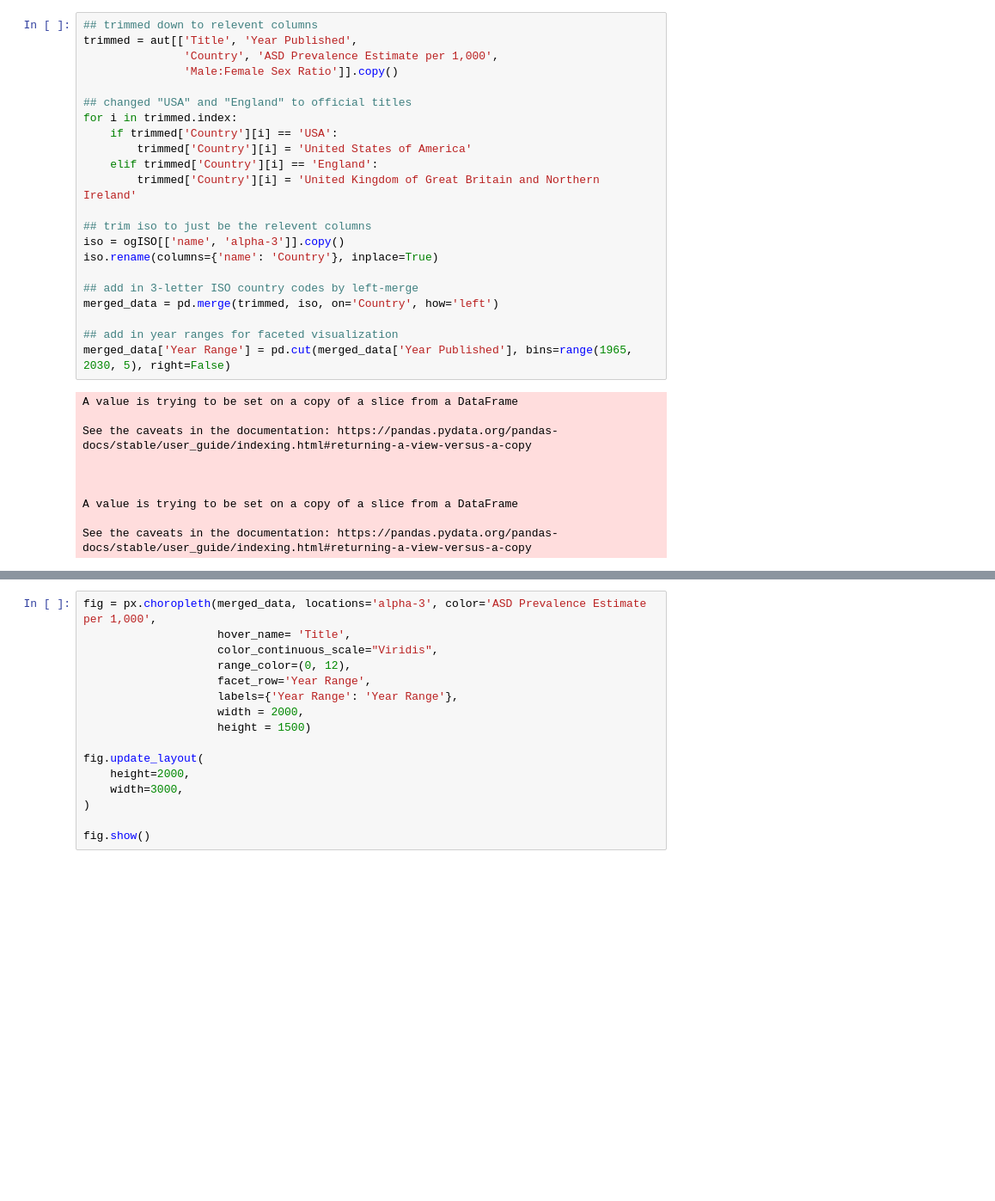
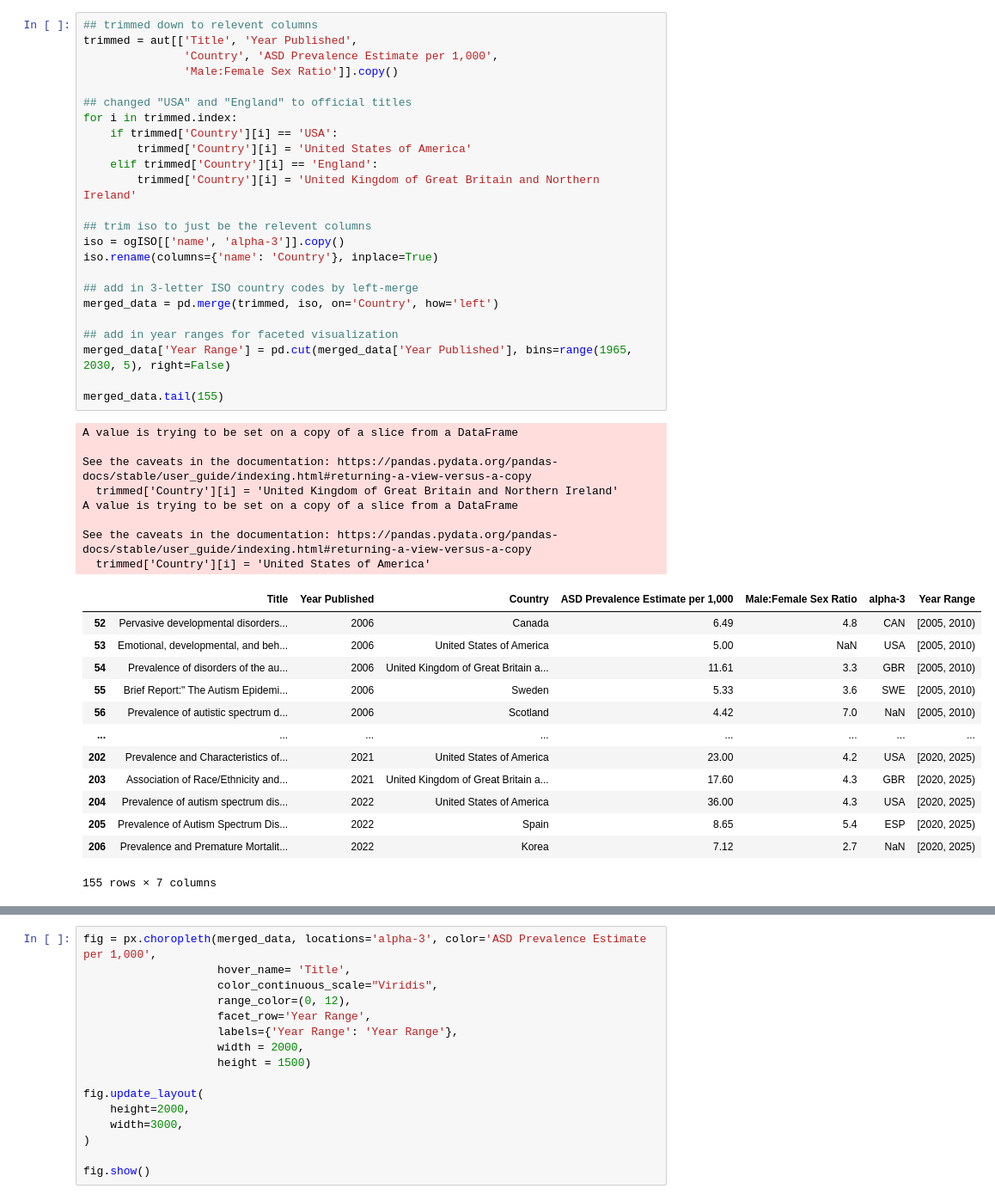
Before and after one commit to h-oyce/CSC334-Final, a Jupyter notebook: Final.ipynb, the cells around one changed output, grey strips where cells are left out. Shown: that part at 86% size. Saved outputs shown, nothing was run; the diff lists cells and outputs as text; blank space fills up the shorter version.

```diff
--- a/Final.ipynb
+++ b/Final.ipynb
@@ -21,35 +13,49 @@ aut.tail()
 # %%
 ## trimmed down to relevent columns
 trimmed = aut[['Title', 'Year Published',
                'Country', 'ASD Prevalence Estimate per 1,000',
                'Male:Female Sex Ratio']].copy()
 
 ## changed "USA" and "England" to official titles
 for i in trimmed.index:
     if trimmed['Country'][i] == 'USA':
         trimmed['Country'][i] = 'United States of America'
     elif trimmed['Country'][i] == 'England':
         trimmed['Country'][i] = 'United Kingdom of Great Britain and Northern Ireland'
 
 ## trim iso to just be the relevent columns
 iso = ogISO[['name', 'alpha-3']].copy()
 iso.rename(columns={'name': 'Country'}, inplace=True)
 
 ## add in 3-letter ISO country codes by left-merge
 merged_data = pd.merge(trimmed, iso, on='Country', how='left')
 
 ## add in year ranges for faceted visualization
 merged_data['Year Range'] = pd.cut(merged_data['Year Published'], bins=range(1965, 2030, 5), right=False)
+
+merged_data.tail(155)
 # %% [output]
 A value is trying to be set on a copy of a slice from a DataFrame
 
 See the caveats in the documentation: https://pandas.pydata.org/pandas-docs/stable/user_guide/indexing.html#returning-a-view-versus-a-copy
-
-
-
+  trimmed['Country'][i] = 'United Kingdom of Great Britain and Northern Ireland'
 A value is trying to be set on a copy of a slice from a DataFrame
 
 See the caveats in the documentation: https://pandas.pydata.org/pandas-docs/stable/user_guide/indexing.html#returning-a-view-versus-a-copy
+  trimmed['Country'][i] = 'United States of America'
+|  | Title | Year Published | Country | ASD Prevalence Estimate per 1,000 | Male:Female Sex Ratio | alpha-3 | Year Range |
+| 52 | Pervasive developmental disorders... | 2006 | Canada | 6.49 | 4.8 | CAN | [2005, 2010) |
+| 53 | Emotional, developmental, and beh... | 2006 | United States of America | 5.00 | NaN | USA | [2005, 2010) |
+| 54 | Prevalence of disorders of the au... | 2006 | United Kingdom of Great Britain a... | 11.61 | 3.3 | GBR | [2005, 2010) |
+| 55 | Brief Report:" The Autism Epidemi... | 2006 | Sweden | 5.33 | 3.6 | SWE | [2005, 2010) |
+| 56 | Prevalence of autistic spectrum d... | 2006 | Scotland | 4.42 | 7.0 | NaN | [2005, 2010) |
+| ... | ... | ... | ... | ... | ... | ... | ... |
+| 202 | Prevalence and Characteristics of... | 2021 | United States of America | 23.00 | 4.2 | USA | [2020, 2025) |
+| 203 | Association of Race/Ethnicity and... | 2021 | United Kingdom of Great Britain a... | 17.60 | 4.3 | GBR | [2020, 2025) |
+| 204 | Prevalence of autism spectrum dis... | 2022 | United States of America | 36.00 | 4.3 | USA | [2020, 2025) |
+| 205 | Prevalence of Autism Spectrum Dis... | 2022 | Spain | 8.65 | 5.4 | ESP | [2020, 2025) |
+| 206 | Prevalence and Premature Mortalit... | 2022 | Korea | 7.12 | 2.7 | NaN | [2020, 2025) |
+155 rows × 7 columns
 # %%
 fig = px.choropleth(merged_data, locations='alpha-3', color='ASD Prevalence Estimate per 1,000',
                     hover_name= 'Title',
```
Also changed, not shown: parts of 2 cells of this notebook, 1 other file.
